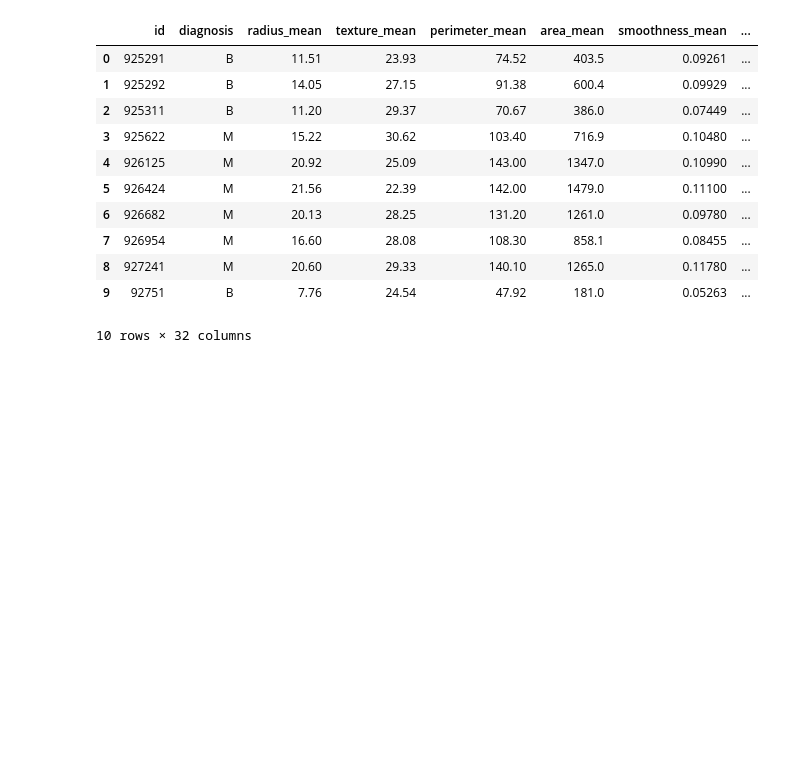
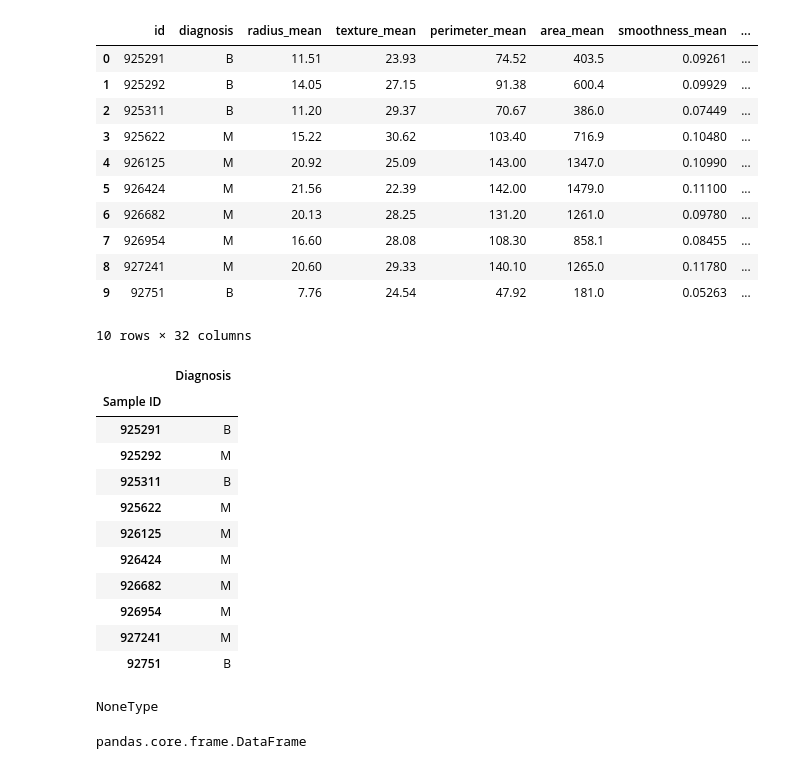
Before and after one commit to Breast-Cancer-Team/Final-Project, a Jupyter notebook: ensemble_wrapping_function.ipynb, the cells around one changed output. Saved outputs shown, nothing was run; the diff lists cells and outputs as text; code cells hidden in the pictures; blank space fills up the shorter version.

```diff
--- a/ensemble_wrapping_function.ipynb
+++ b/ensemble_wrapping_function.ipynb
@@ -146,4 +145,27 @@ def average_ensemble(csv_name):
 
     return predictions_df, predictions_df.to_csv("Sample_Prediction_Overview_"+str(datetime.now())+".csv", index=True)
 # %%
-output = average_ensemble('test_file.csv')
+output, csv = average_ensemble('test_file.csv')
+# %%
+output
+# %% [output]
+|  | Diagnosis |
+| Sample ID |  |
+| 925291 | B |
+| 925292 | M |
+| 925311 | B |
+| 925622 | M |
+| 926125 | M |
+| 926424 | M |
+| 926682 | M |
+| 926954 | M |
+| 927241 | M |
+| 92751 | B |
+# %%
+type(csv)
+# %% [output]
+NoneType
+# %%
+type(output)
+# %% [output]
+pandas.core.frame.DataFrame
```
Also changed, not shown: parts of 1 cell of this notebook, 16 other files.
